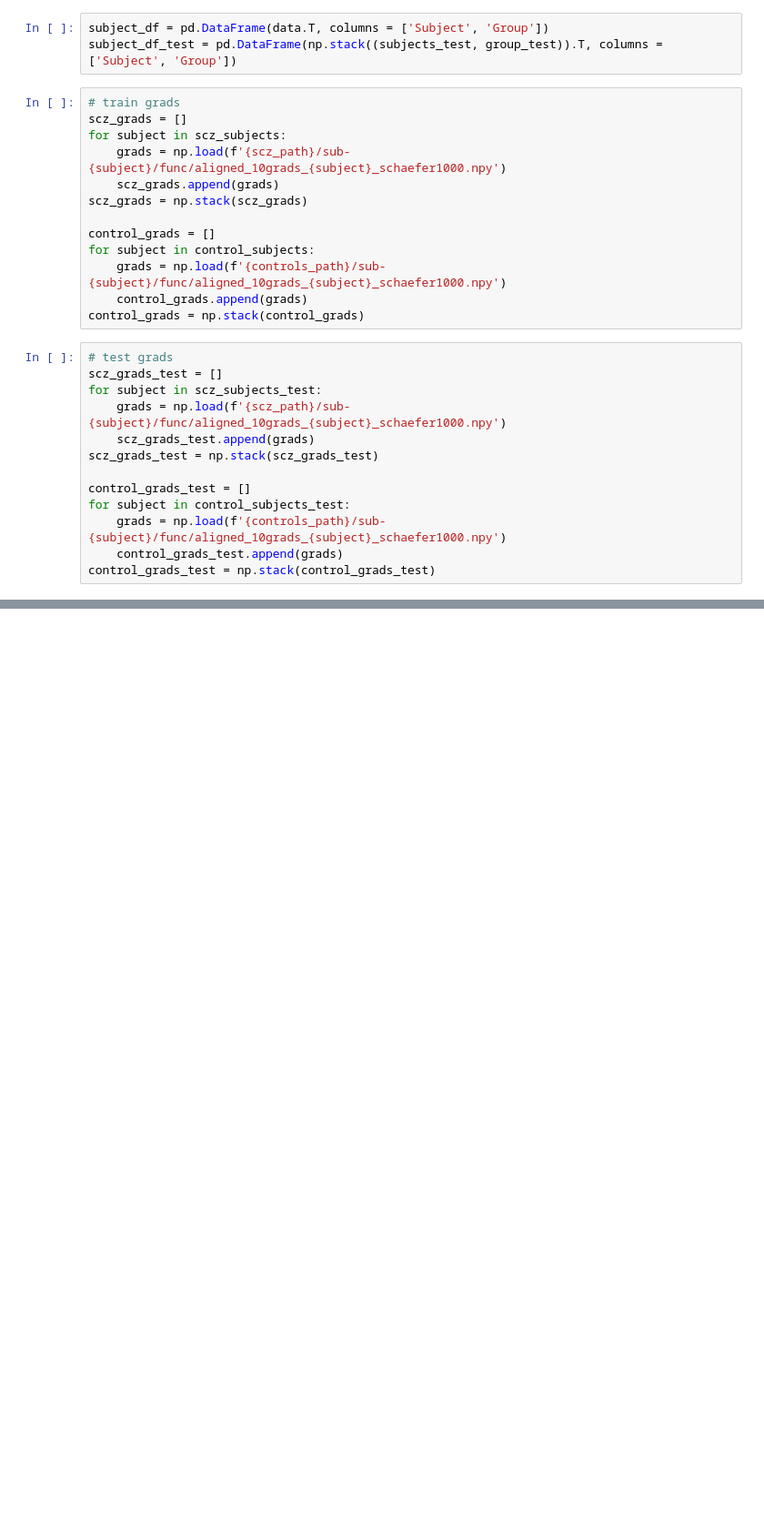
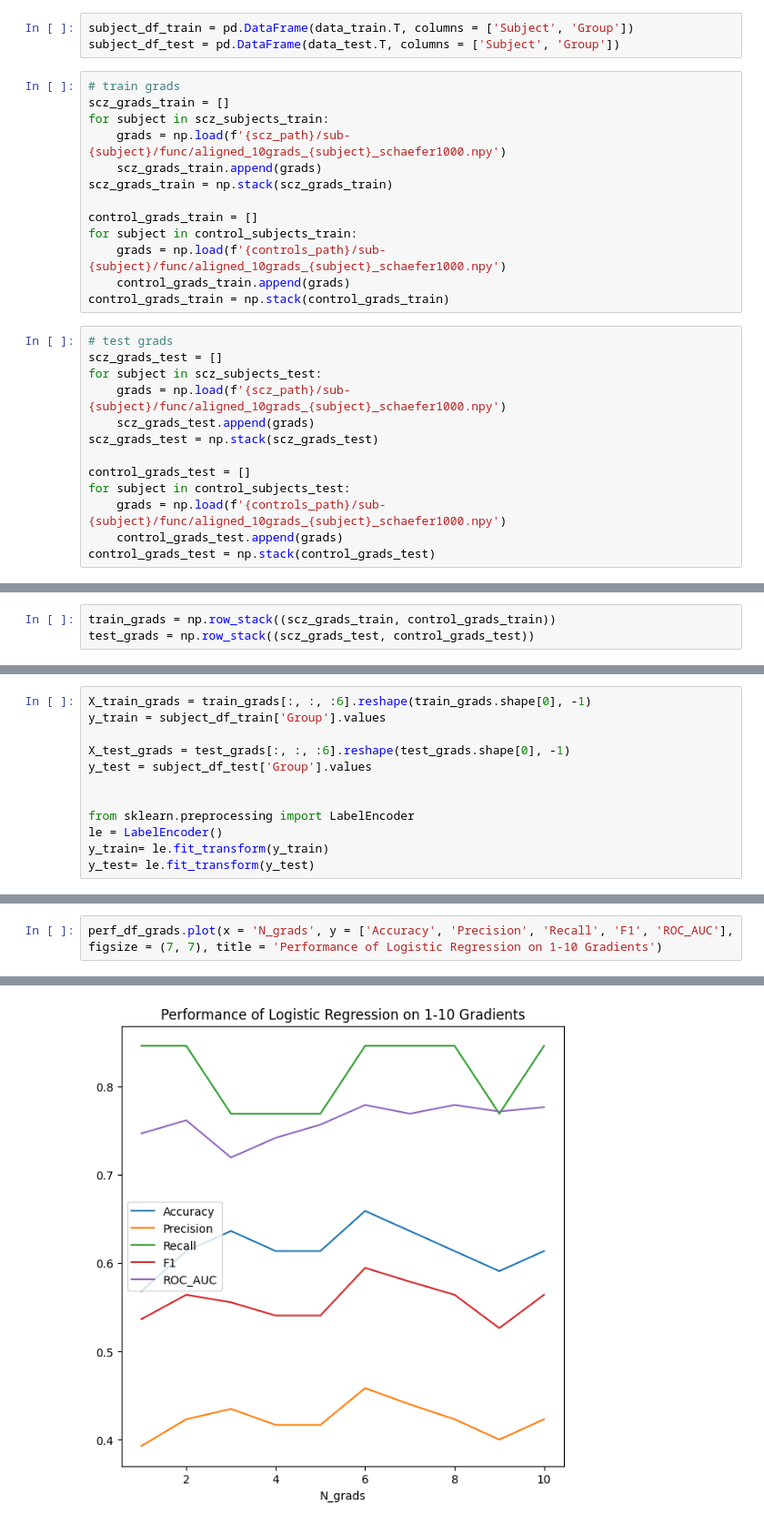
Before and after one commit to victoris93/feature-selection-scz, a Jupyter notebook: COBRE/log_model.ipynb, the cells around one changed output, grey strips where cells are left out. Shown at 91% size. Drawn from its saved outputs; the diff is of its cells as text; blank space fills up the shorter version.

```diff
--- a/COBRE/log_model.ipynb
+++ b/COBRE/log_model.ipynb
@@ -36,19 +51,19 @@ group_test = group_test.astype(bool)
 # %%
-subject_df = pd.DataFrame(data.T, columns = ['Subject', 'Group'])
-subject_df_test = pd.DataFrame(np.stack((subjects_test, group_test)).T, columns = ['Subject', 'Group'])
+subject_df_train = pd.DataFrame(data_train.T, columns = ['Subject', 'Group'])
+subject_df_test = pd.DataFrame(data_test.T, columns = ['Subject', 'Group'])
 # %%
 # train grads
-scz_grads = []
-for subject in scz_subjects:
+scz_grads_train = []
+for subject in scz_subjects_train:
     grads = np.load(f'{scz_path}/sub-{subject}/func/aligned_10grads_{subject}_schaefer1000.npy')
-    scz_grads.append(grads)
-scz_grads = np.stack(scz_grads)
+    scz_grads_train.append(grads)
+scz_grads_train = np.stack(scz_grads_train)
 
-control_grads = []
-for subject in control_subjects:
+control_grads_train = []
+for subject in control_subjects_train:
     grads = np.load(f'{controls_path}/sub-{subject}/func/aligned_10grads_{subject}_schaefer1000.npy')
-    control_grads.append(grads)
-control_grads = np.stack(control_grads)
+    control_grads_train.append(grads)
+control_grads_train = np.stack(control_grads_train)
 # %%
 # test grads
 scz_grads_test = []
@@ -210,0 +80,3 @@ perf_df.plot(x = 'N_grads', y = ['Accuracy', 'Precision', 'Recall', 'F1', 'ROC_A
+# %%
+train_grads = np.row_stack((scz_grads_train, control_grads_train))
+test_grads = np.row_stack((scz_grads_test, control_grads_test))
@@ -210,0 +91,12 @@ perf_df.plot(x = 'N_grads', y = ['Accuracy', 'Precision', 'Recall', 'F1', 'ROC_A
+# %%
+X_train_grads = train_grads[:, :, :6].reshape(train_grads.shape[0], -1)
+y_train = subject_df_train['Group'].values
+
+X_test_grads = test_grads[:, :, :6].reshape(test_grads.shape[0], -1)
+y_test = subject_df_test['Group'].values
+
+
+from sklearn.preprocessing import LabelEncoder
+le = LabelEncoder()
+y_train= le.fit_transform(y_train)
+y_test= le.fit_transform(y_test)
@@ -210,0 +176,3 @@ perf_df.plot(x = 'N_grads', y = ['Accuracy', 'Precision', 'Recall', 'F1', 'ROC_A
+# %%
+perf_df_grads.plot(x = 'N_grads', y = ['Accuracy', 'Precision', 'Recall', 'F1', 'ROC_AUC'], figsize = (7, 7), title = 'Performance of Logistic Regression on 1-10 Gradients')
+# %% [output]
@@ -210,0 +180 @@ perf_df.plot(x = 'N_grads', y = ['Accuracy', 'Precision', 'Recall', 'F1', 'ROC_A
+[figure, added]
```
Also changed, not shown: parts of 45 cells of this notebook, 1 other file.
